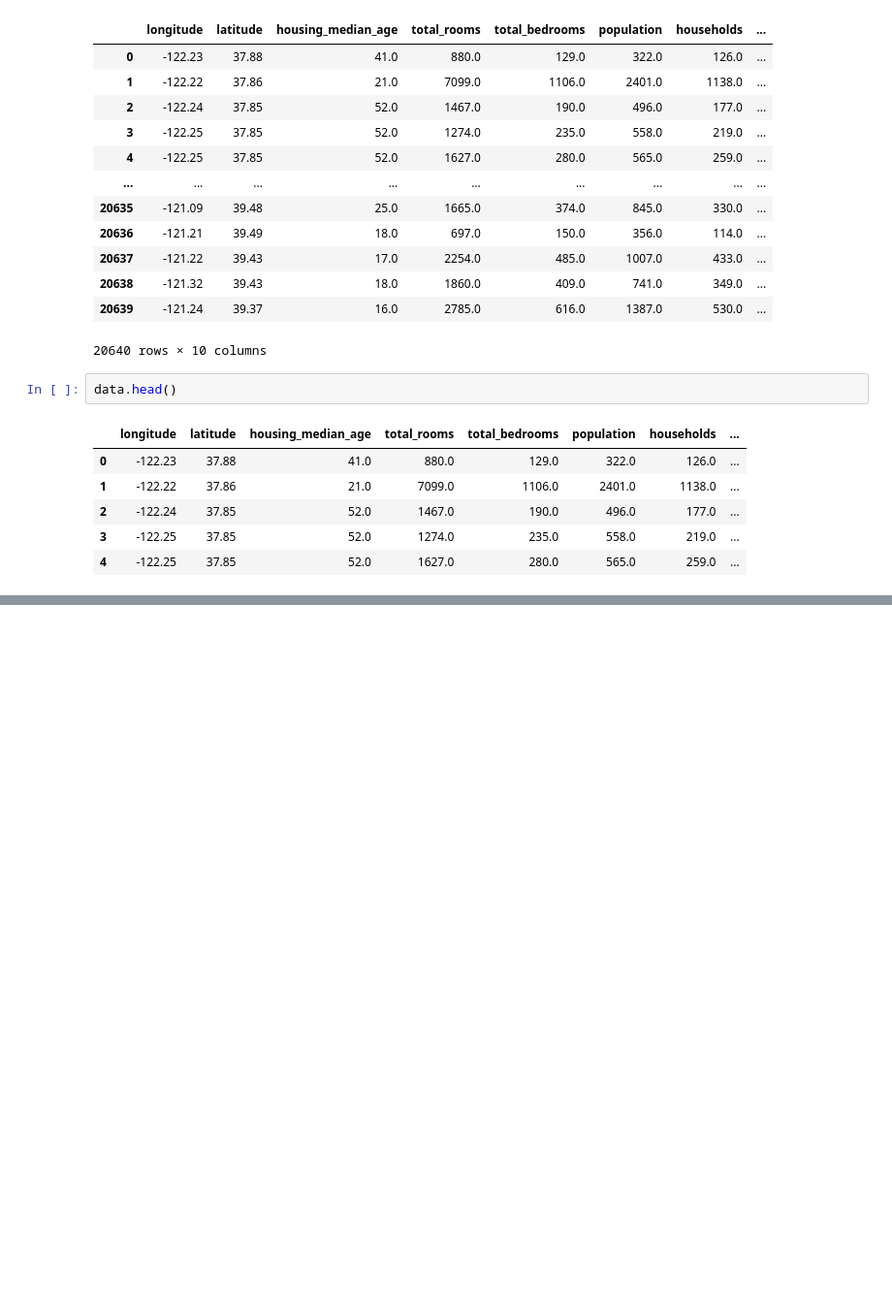
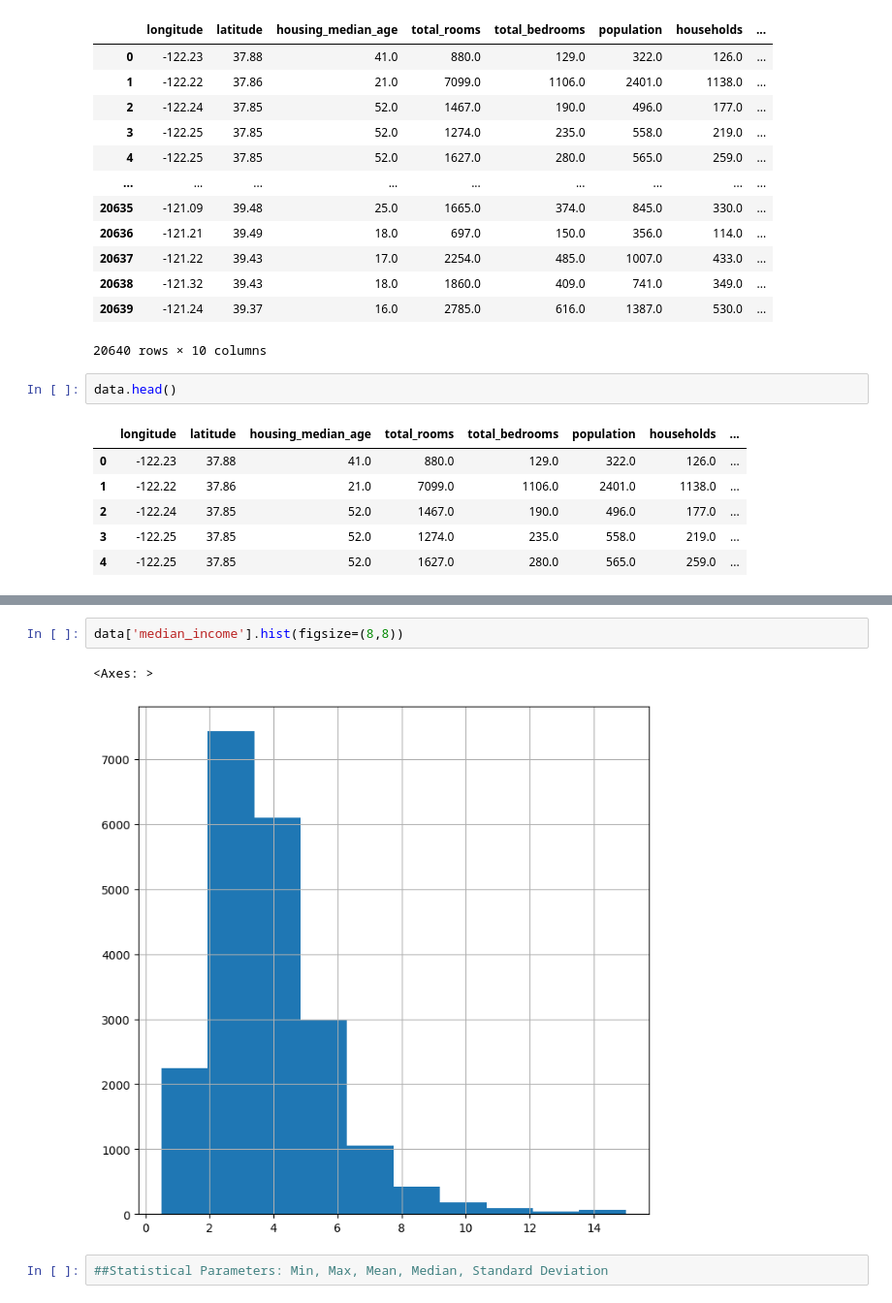
Before and after one commit to abhishekkp00/MLLab, a Jupyter notebook: Lab1.ipynb, the cells around one changed output, grey strips where cells are left out. Shown at 97% size. Saved outputs shown, nothing was run; the diff lists cells and outputs as text; blank space fills up the shorter version.

```diff
--- a/Lab1.ipynb
+++ b/Lab1.ipynb
@@ -32,0 +142,7 @@ data.head()
+# %%
+data['median_income'].hist(figsize=(8,8))
+# %% [output]
+<Axes: >
+[figure, added]
+# %%
+##Statistical Parameters: Min, Max, Mean, Median, Standard Deviation
```
Also changed, not shown: parts of 14 cells of this notebook.
